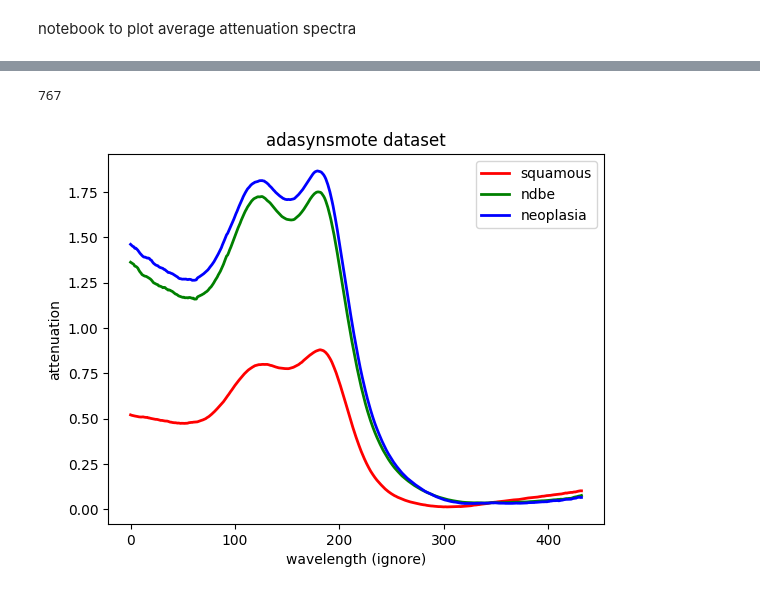
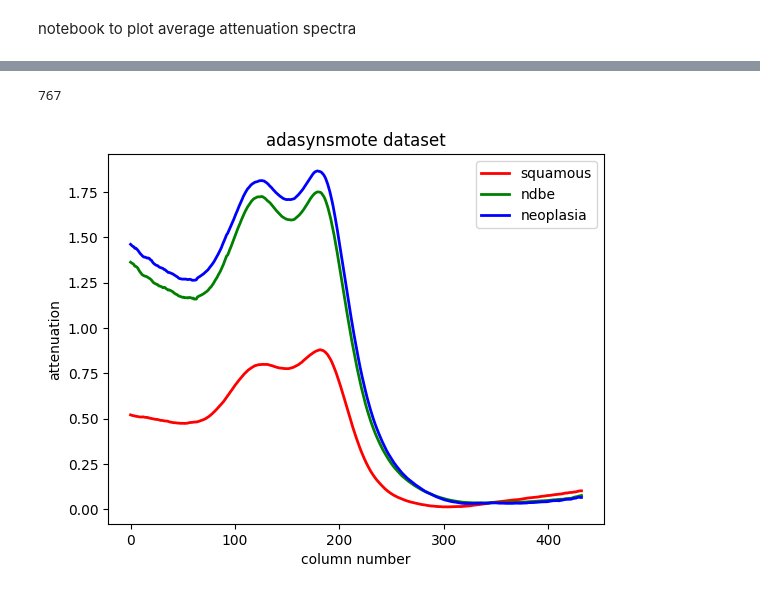
Before and after one commit to hamhaf/ML-cancer-detection, a Jupyter notebook: data/spectraplot.ipynb, the cells around one changed output, grey strips where cells are left out. Drawn from its saved outputs; the diff is of its cells as text; code cells hidden in the pictures.

```diff
--- a/data/spectraplot.ipynb
+++ b/data/spectraplot.ipynb
@@ -25,7 +25,7 @@ def plot_avg_spectra(df, title, filename=None):
     ax.plot(range(433), mean2.loc[0].values.tolist(), linewidth=2.0, color='green', label='ndbe')
     ax.plot(range(433), mean3.loc[0].values.tolist(), linewidth=2.0, color='blue', label='neoplasia')
     ax.legend()
-    plt.xlabel('wavelength (ignore)')
+    plt.xlabel('column number')
     plt.ylabel('attenuation')
     plt.title(title)
     if filename!=None:
@@ -106,11 +106,11 @@ plot_avg_spectra(merged, title='bordersmote dataset', filename='SMOTE/bordersmot
 # %%
 # avg attenuation for SMOTE
-x_train = pd.read_csv('SMOTE/adasynsmote_train_data.csv', header=None)
-y_train = pd.read_csv('SMOTE/adasynsmote_train_label.csv', header=None, names=['label'])
+x_train = pd.read_csv('SMOTE/adasyn/train_data.csv', header=None)
+y_train = pd.read_csv('SMOTE/adasyn/train_label.csv', header=None, names=['label'])
 merged = pd.merge(x_train, y_train, left_index=True, right_index=True)
 print(len(merged))
 
-plot_avg_spectra(merged, title='adasynsmote dataset', filename='SMOTE/adasynsmote_spectraplot.png')
+plot_avg_spectra(merged, title='adasynsmote dataset', filename='SMOTE/adasyn/adasynsmote_spectraplot.png')
 # %% [output]
 767
-[figure, old version]
+[figure, new version]
```
Also changed, not shown: parts of 7 cells of this notebook, 8 other files.
